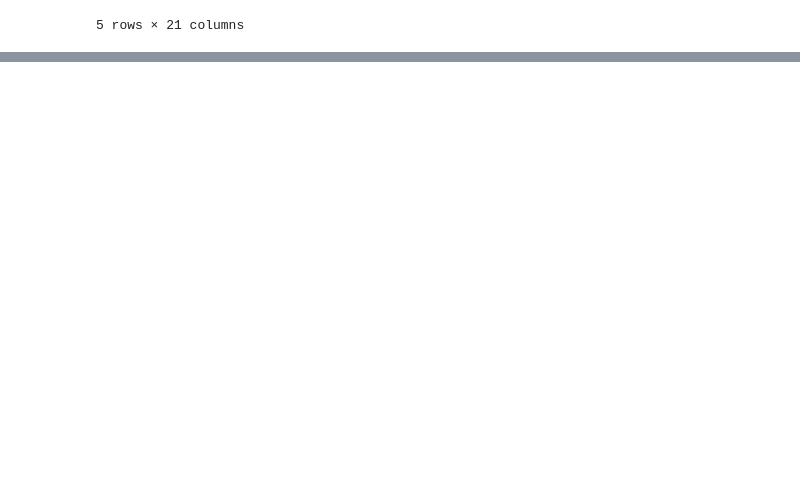
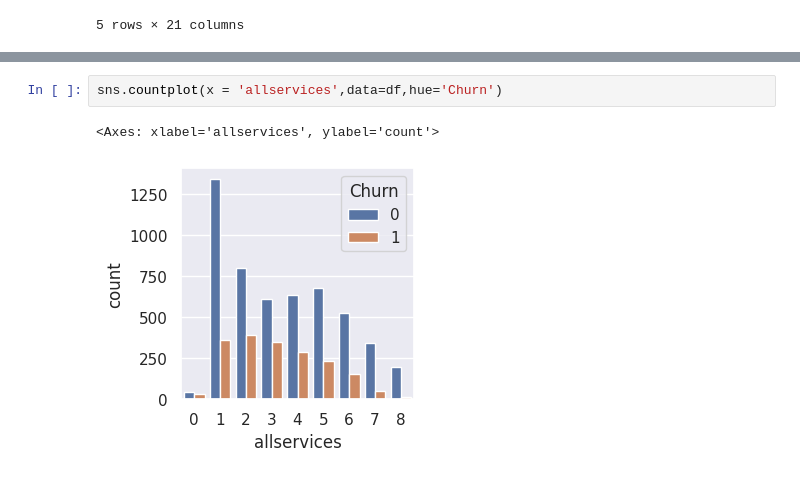
Before and after one commit to Muhammed-Rashid-07/customer_churn_prediction, a Jupyter notebook: EDA.ipynb, the cells around one changed output, grey strips where cells are left out. Drawn from its saved outputs; the diff is of its cells as text; blank space fills up the shorter version.

```diff
--- a/EDA.ipynb
+++ b/EDA.ipynb
@@ -16,0 +333,5 @@ df.head()
+# %%
+sns.countplot(x = 'allservices',data=df,hue='Churn')
+# %% [output]
+<Axes: xlabel='allservices', ylabel='count'>
+[figure, added]
```
Also changed, not shown: parts of 43 cells of this notebook, 16 other files.
